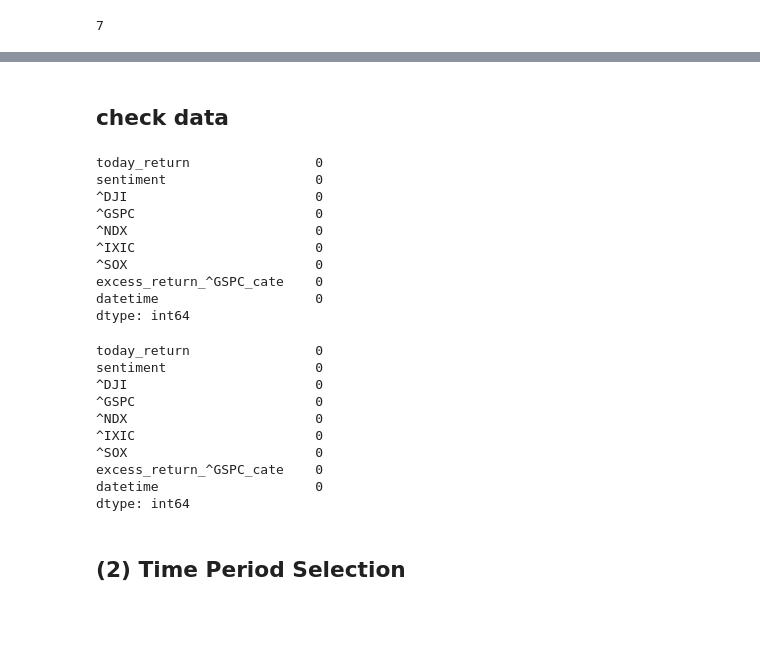
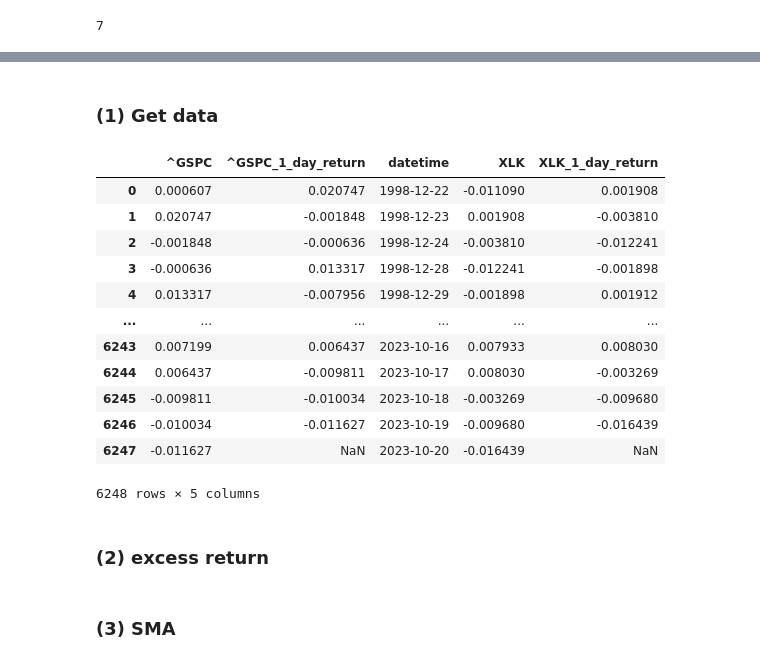
Before and after one commit to yogaliu-ds/Research-D5-Synthesized-input-model, a Jupyter notebook: 2_Benchmark - Multi-class - Sector - (2) Mean of excess return.ipynb, the cells around one changed output, grey strips where cells are left out. Drawn from its saved outputs; the diff is of its cells as text; code cells hidden in the pictures; blank space fills up the shorter version.

```diff
--- a/2_Benchmark - Multi-class - Sector - (2) Mean of excess return.ipynb
+++ b/2_Benchmark - Multi-class - Sector - (2) Mean of excess return.ipynb
@@ -180,7 +182,3 @@ def same_seed(seed):
 
 # Set seed for reproducibility
 same_seed(config['seed'])
-# %%
-df = pd.read_csv(config_2['input_path'])
-df = df.sort_values(by='datetime', ascending=True)
-df
@@ -224,4 +184,0 @@ Index(['Open', 'High', 'Low', 'Close', 'Volume', 'Dividends', 'Stock Splits',
-# %%
-# Only contain selected features
-df = df[feature]
-df.columns
@@ -232,33 +187,2 @@ Index(['today_return', 'sentiment', '^DJI', '^GSPC', '^NDX', '^IXIC', '^SOX',
 # %% [markdown]
-## check data
+### (1) Get data
-# %%
-df.isnull().sum()
-# %% [output]
-today_return                0
-sentiment                   0
-^DJI                        0
-^GSPC                       0
-^NDX                        0
-^IXIC                       0
-^SOX                        0
-excess_return_^GSPC_cate    0
-datetime                    0
-dtype: int64
-# %%
-
-df = df.dropna()
-df = df.reset_index(drop=True)
-df.isnull().sum()
-# %% [output]
-today_return                0
-sentiment                   0
-^DJI                        0
-^GSPC                       0
-^NDX                        0
-^IXIC                       0
-^SOX                        0
-excess_return_^GSPC_cate    0
-datetime                    0
-dtype: int64
-# %% [markdown]
-## (2) Time Period Selection
@@ -264,0 +216,37 @@ dtype: int64
+# %%
+# ids = ["^DJI", "^GSPC", "^NDX", "^IXIC", "^SOX", '^NYA', 'XLK']  # DJSI
+ids = ["^GSPC", 'XLK']  # DJSI
+
+df_list = []
+
+for id in ids:
+  dji = yf.Ticker(id)
+  df = dji.history(period='Max')
+  df = datetime_func(df)
+  df = day_return(df, n=1, id=id)
+  df[(str(id))] = (df['Close']-df['Open']) / df['Open']
+  df = df[[(str(id)), f'{id}_1_day_return', 'datetime']]
+  df_list.append(df)
+
+# Merge dataframes
+df_index = df_list[0]
+for df in df_list[1:]:
+  df_index = pd.merge(df_index, df, on='datetime', how='inner')
+
+df_index
+# %% [output]
+|  | ^GSPC | ^GSPC_1_day_return | datetime | XLK | XLK_1_day_return |
+| 0 | 0.000607 | 0.020747 | 1998-12-22 | -0.011090 | 0.001908 |
+| 1 | 0.020747 | -0.001848 | 1998-12-23 | 0.001908 | -0.003810 |
+| 2 | -0.001848 | -0.000636 | 1998-12-24 | -0.003810 | -0.012241 |
+| 3 | -0.000636 | 0.013317 | 1998-12-28 | -0.012241 | -0.001898 |
+| 4 | 0.013317 | -0.007956 | 1998-12-29 | -0.001898 | 0.001912 |
+| ... | ... | ... | ... | ... | ... |
+| 6243 | 0.007199 | 0.006437 | 2023-10-16 | 0.007933 | 0.008030 |
+| 6244 | 0.006437 | -0.009811 | 2023-10-17 | 0.008030 | -0.003269 |
+| 6245 | -0.009811 | -0.010034 | 2023-10-18 | -0.003269 | -0.009680 |
+| 6246 | -0.010034 | -0.011627 | 2023-10-19 | -0.009680 | -0.016439 |
+| 6247 | -0.011627 | NaN | 2023-10-20 | -0.016439 | NaN |
+6248 rows × 5 columns
+# %% [markdown]
+### (2) excess return
@@ -264,0 +260,2 @@ dtype: int64
+# %% [markdown]
+### (3) SMA
```
Also changed, not shown: parts of 41 cells of this notebook.
